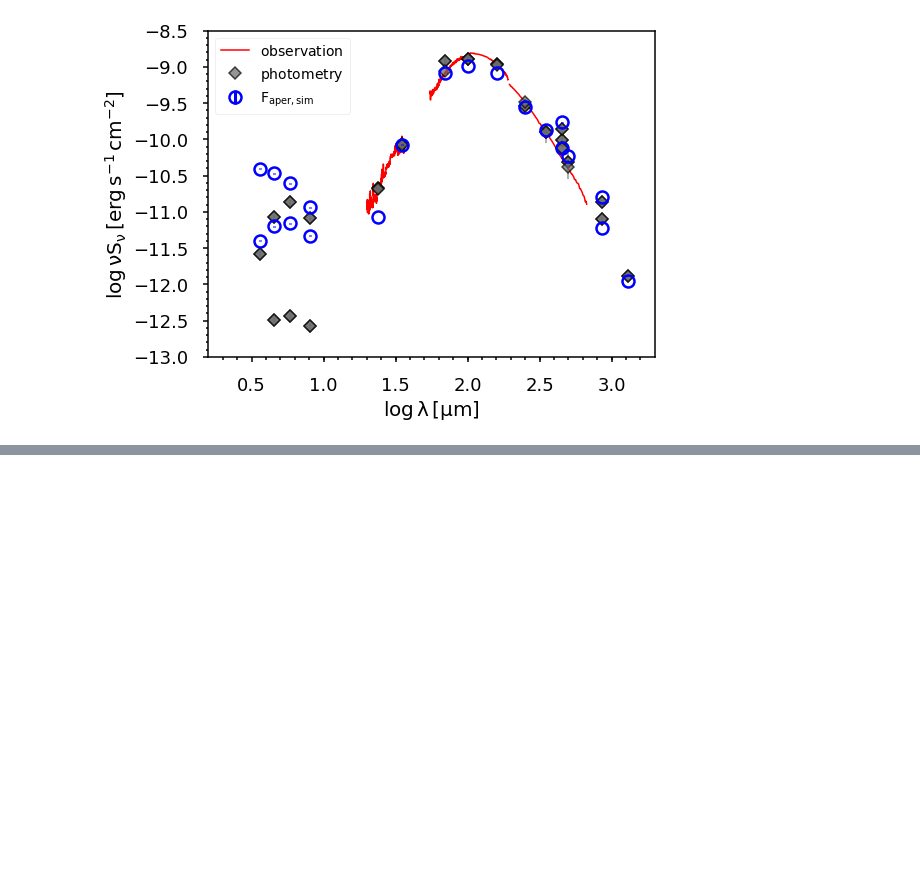
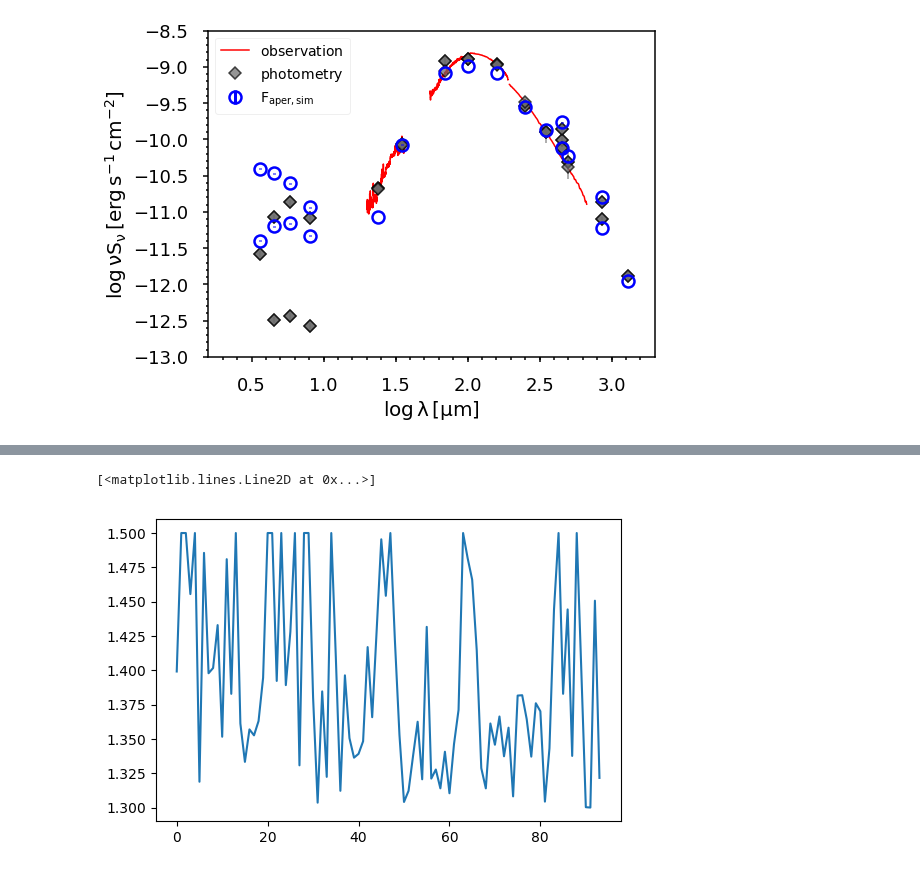
Before and after one commit to yaolun/misc, a Jupyter notebook: test_py3.ipynb, the cells around one changed output, grey strips where cells are left out. Drawn from its saved outputs; the diff is of its cells as text; code cells hidden in the pictures; blank space fills up the shorter version.

```diff
--- a/test_py3.ipynb
+++ b/test_py3.ipynb
@@ -567,0 +604,10 @@ fig.savefig(outdir+'B335_sed.pdf',format='pdf',dpi=300,bbox_inches='tight')
+# %%
+selector = (fitting['SNR'] >= 3) & (fitting['Validity'] == 1) & (fitting['ObsWL(um)'] < 195)
+fwhm_ratio = fitting['FWHM(um)'][selector]/GetFWHM(fitting['ObsWL(um)'][selector])
+
+import matplotlib.pyplot as plt
+%matplotlib inline
+plt.plot(fwhm_ratio[fwhm_ratio >= 1.3])
+# %% [output]
+[<matplotlib.lines.Line2D at 0x...>]
+[figure, added]
```
Also changed, not shown: parts of 22 cells of this notebook, 12 other files.
